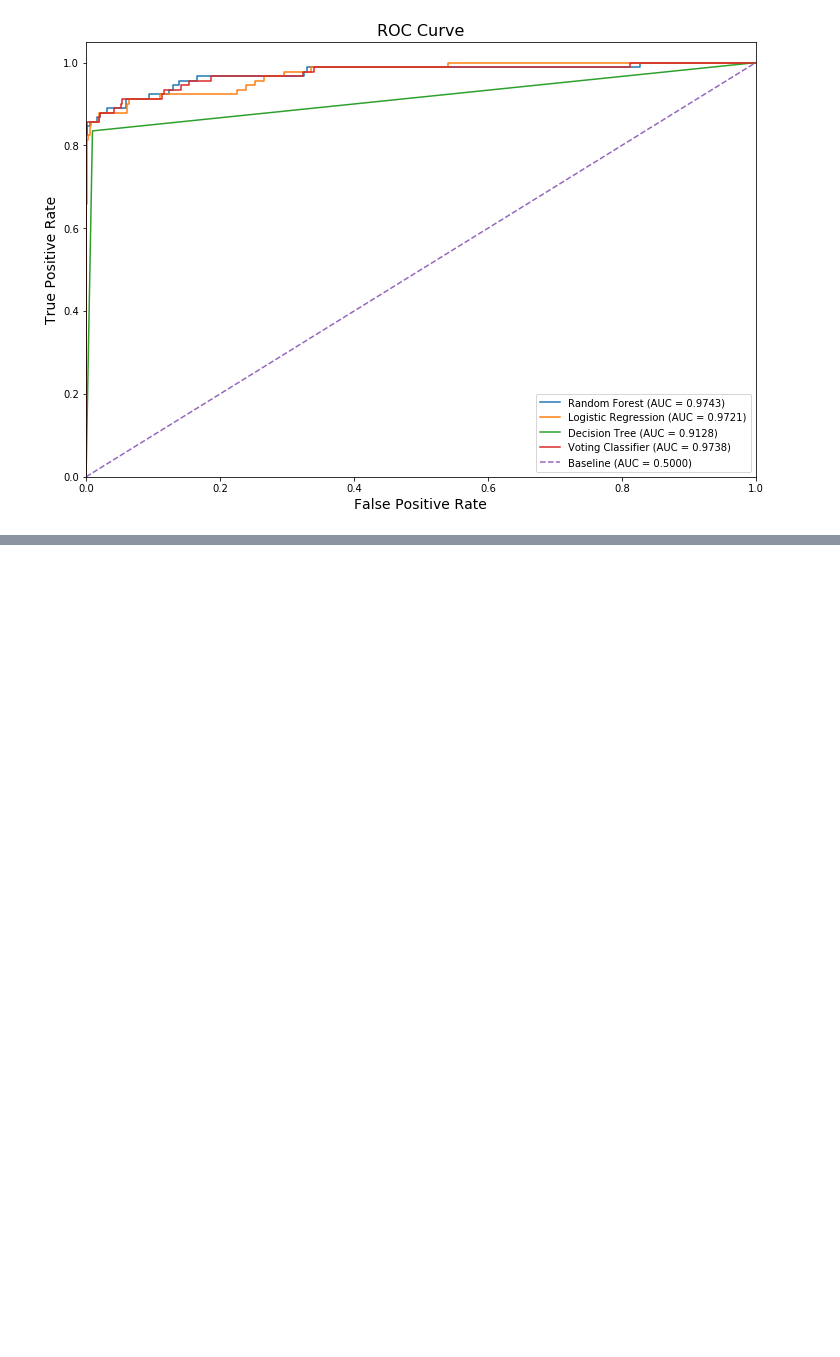
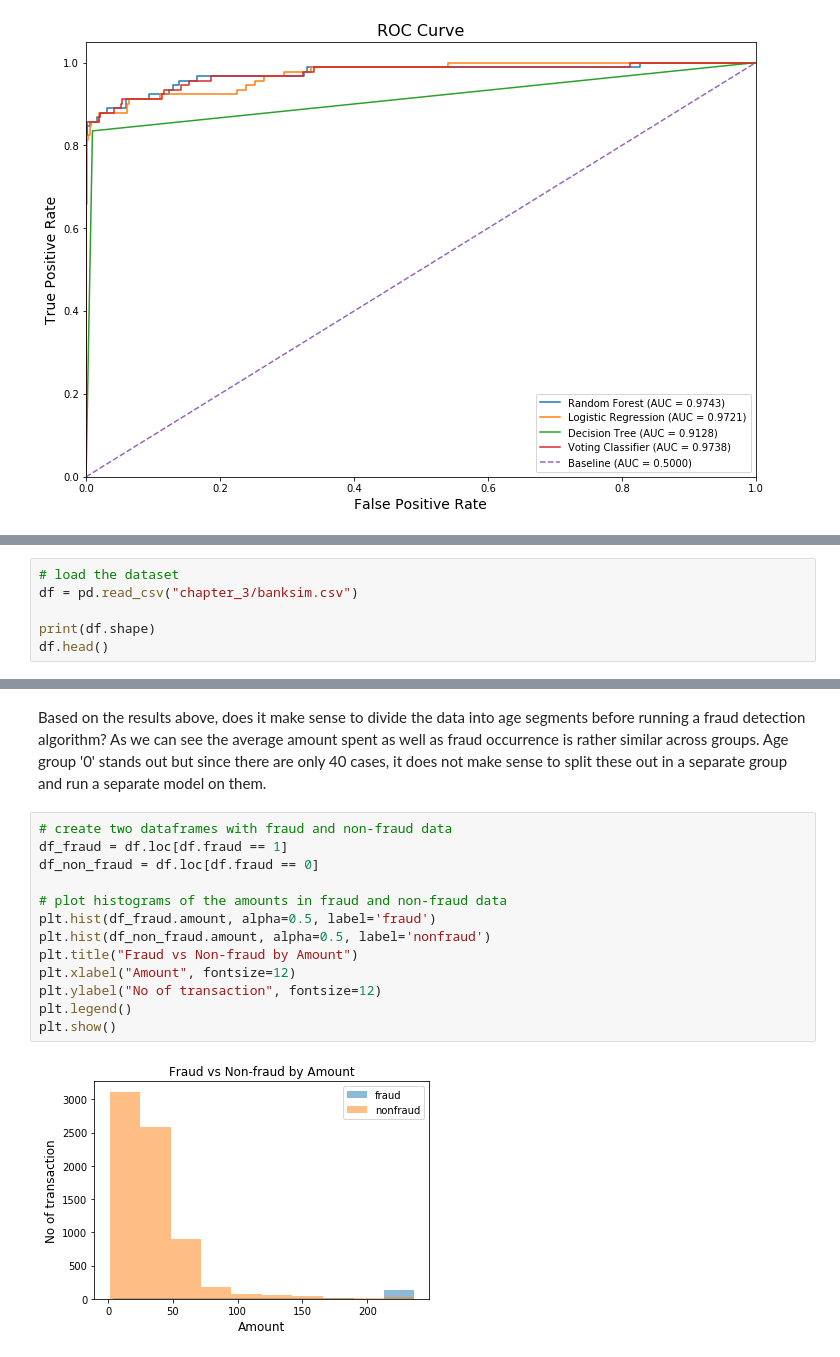
Before and after one commit to limchiahooi/fraud-detection, a Jupyter notebook: fraud-detection.ipynb, the cells around one changed output, grey strips where cells are left out. Cells and saved outputs as stored; diff of their text form; blank space fills up the shorter version.

```diff
--- a/fraud-detection.ipynb
+++ b/fraud-detection.ipynb
@@ -912,0 +920,6 @@ If you have any feedback for this project, feel free to contact me via my [Linke
+# %%
+# load the dataset
+df = pd.read_csv("chapter_3/banksim.csv")
+
+print(df.shape)
+df.head()
@@ -912,0 +1019,17 @@ If you have any feedback for this project, feel free to contact me via my [Linke
+# %% [markdown]
+Based on the results above, does it make sense to divide the data into age segments before running a fraud detection algorithm? As we can see the average amount spent as well as fraud occurrence is rather similar across groups. Age group '0' stands out but since there are only 40 cases, it does not make sense to split these out in a separate group and run a separate model on them.
+# %%
+# create two dataframes with fraud and non-fraud data
+df_fraud = df.loc[df.fraud == 1]
+df_non_fraud = df.loc[df.fraud == 0]
+
+# plot histograms of the amounts in fraud and non-fraud data
+plt.hist(df_fraud.amount, alpha=0.5, label='fraud')
+plt.hist(df_non_fraud.amount, alpha=0.5, label='nonfraud')
+plt.title("Fraud vs Non-fraud by Amount")
+plt.xlabel("Amount", fontsize=12)
+plt.ylabel("No of transaction", fontsize=12)
+plt.legend()
+plt.show()
+# %% [output]
+[figure, added]
```
Also changed, not shown: parts of 44 cells of this notebook, 1 other file.
